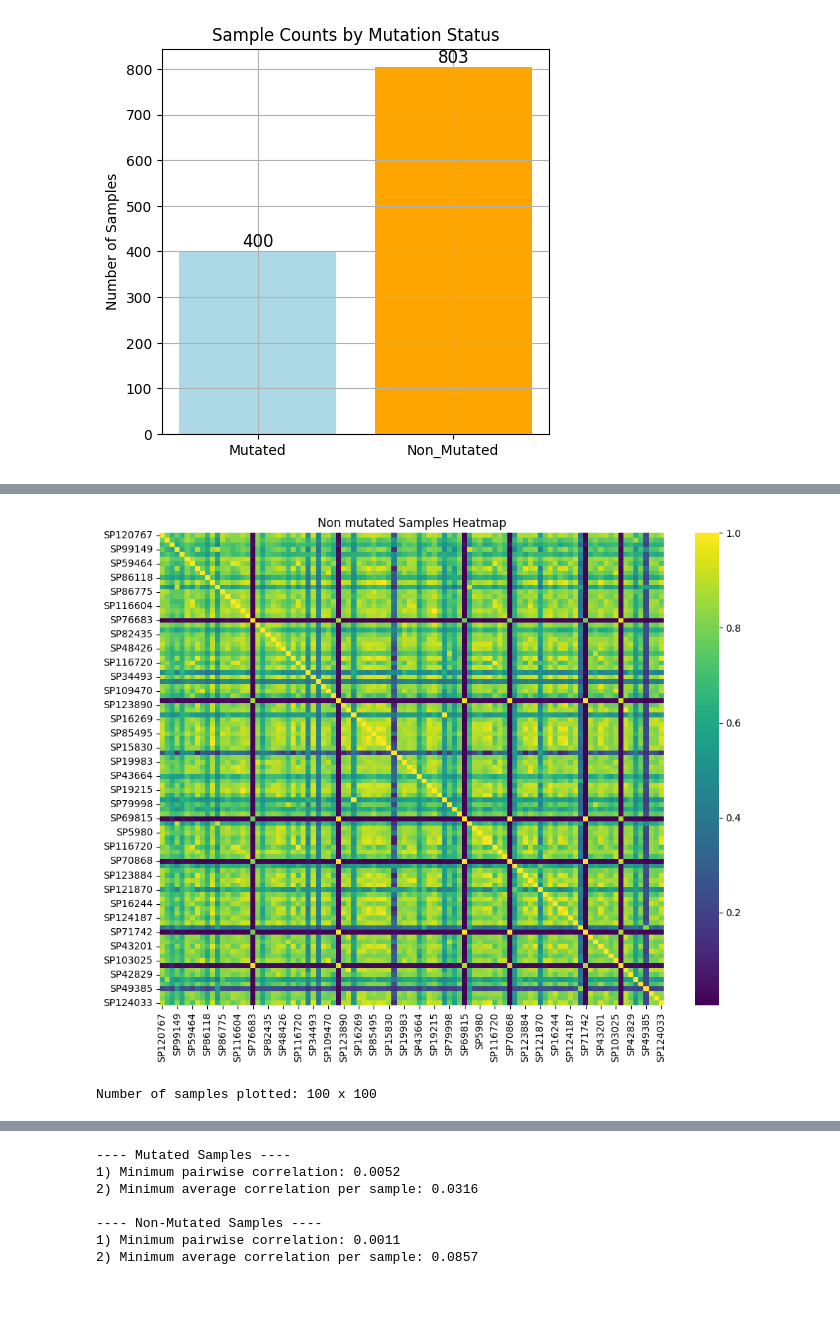
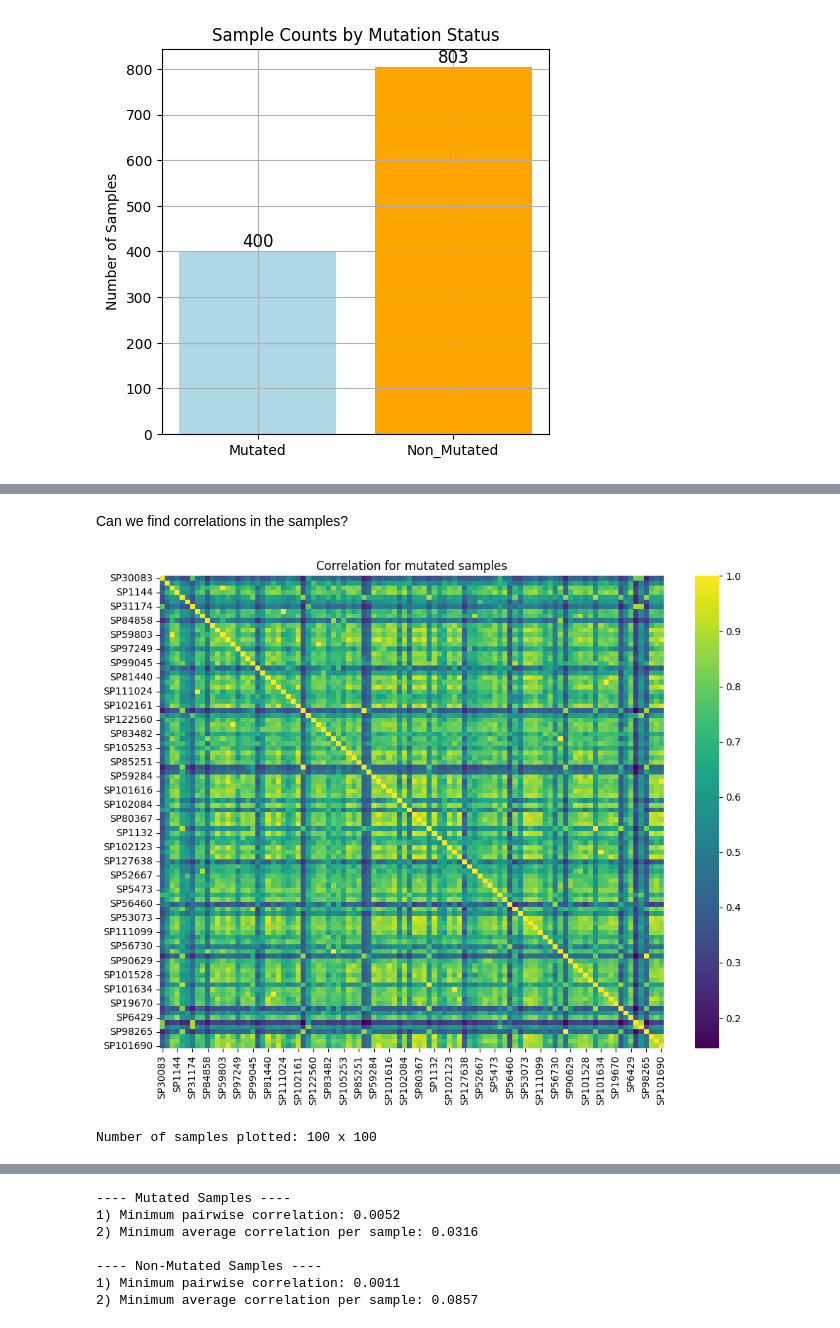
Before and after one commit to MichelangeloNardi/AILAB, a Jupyter notebook: delivery/explore_tcga.ipynb, the cells around one changed output, grey strips where cells are left out. Cells and saved outputs as stored; diff of their text form; code cells hidden in the pictures; blank space fills up the shorter version.

```diff
--- a/delivery/explore_tcga.ipynb
+++ b/delivery/explore_tcga.ipynb
@@ -353,4 +325,0 @@ Specifically, the analysis compares the correlation values computed **within eac
-# %%
-# Extracting a random sample of mutated and non mutated data
-random_samples_mut_100 = np.random.choice(mutated_samples,size = 100)
-random_samples_non_mut_100 = np.random.choice(non_mutated_samples,size = 100)
@@ -362,5 +326,7 @@ Number of samples plotted: 100 x 100
-# %%
-heatmap_plot(title = 'Non mutated Samples Heatmap',data=mRNA,samples = random_samples_non_mut_100)
-# %% [output]
-[figure, removed]
-Number of samples plotted: 100 x 100
+# %% [markdown]
+Can we find correlations in the samples?
+# %%
+heatmap_plot('Correlation for mutated samples',mRNA,random_samples_mut_100)
+# %% [output]
+[figure, added]
+Number of samples plotted: 100 x 100
```
Also changed, not shown: parts of 31 cells of this notebook, 1 other file.
